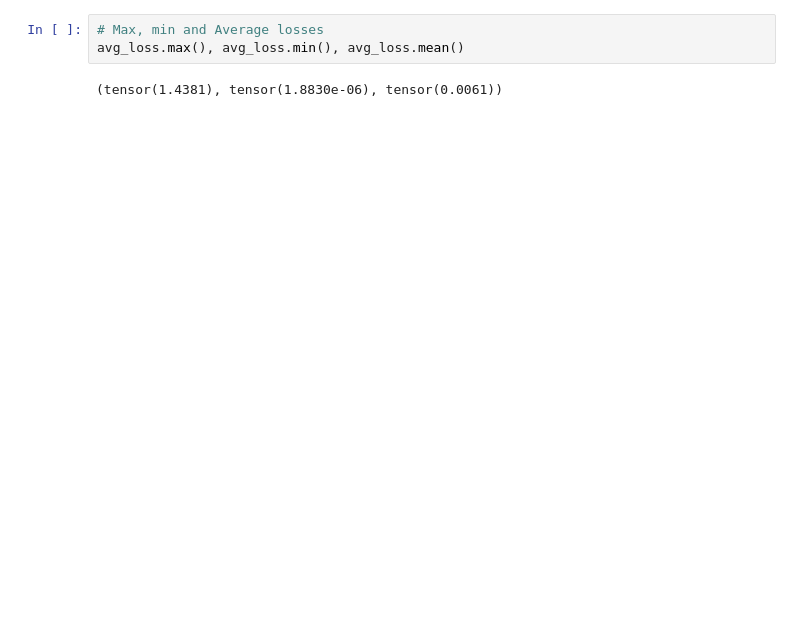
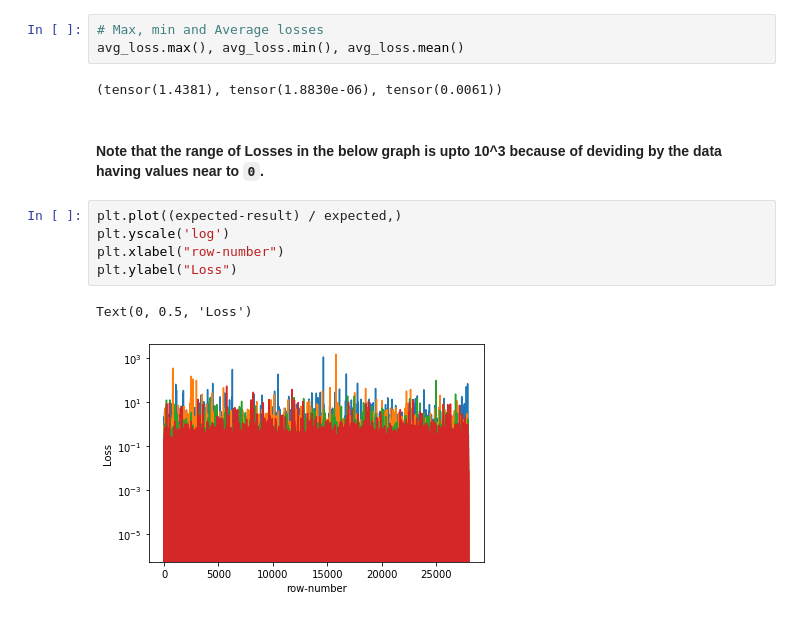
Before and after one commit to rushabh-v/Autoencoder-4-to-3-variables, a Jupyter notebook: main.ipynb, the cells around one changed output. Cells and saved outputs as stored; diff of their text form; blank space fills up the shorter version.

```diff
--- a/main.ipynb
+++ b/main.ipynb
@@ -335,3 +341,13 @@ plt.yscale('log')
 avg_loss.max(), avg_loss.min(), avg_loss.mean()
 # %% [output]
 (tensor(1.4381), tensor(1.8830e-06), tensor(0.0061))
+# %% [markdown]
+#### Note that the range of Losses in the below graph is upto 10^3 because of deviding by the data having values near to `0`.
+# %%
+plt.plot((expected-result) / expected,)
+plt.yscale('log')
+plt.xlabel("row-number")
+plt.ylabel("Loss")
+# %% [output]
+Text(0, 0.5, 'Loss')
+[figure, added]
```
Also changed, not shown: parts of 6 cells of this notebook.
